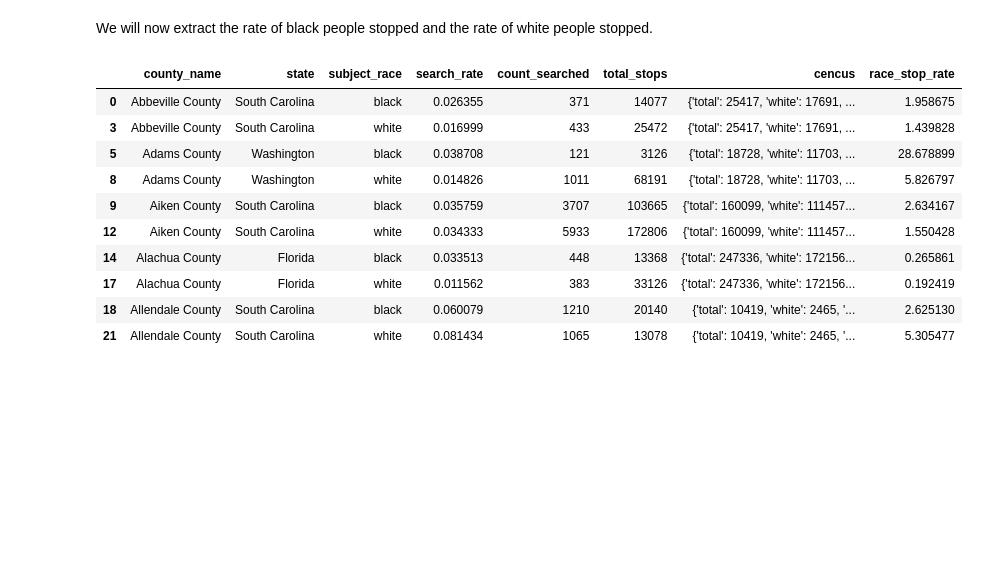
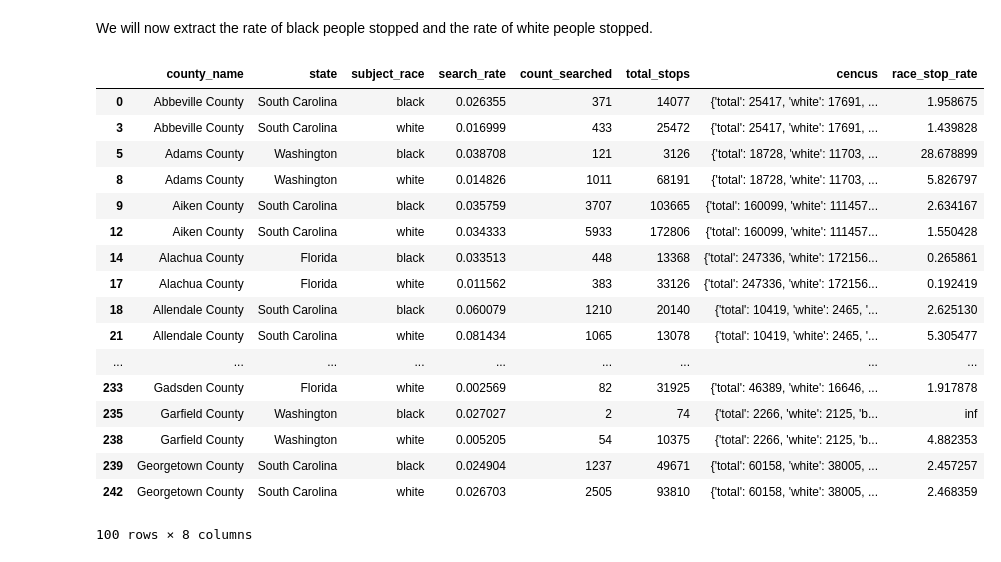
Before and after one commit to epfl-ada/ada-2020-project-milestone-p3-p3_adahn, a Jupyter notebook: Cencus Dataset.ipynb, the cells around one changed output. Cells and saved outputs as stored; diff of their text form; code cells hidden in the pictures; blank space fills up the shorter version.

```diff
--- a/Cencus Dataset.ipynb
+++ b/Cencus Dataset.ipynb
@@ -243,22 +243,29 @@ We will now extract the rate of black people stopped and the rate of white peopl
 # %%
 def extractRate(race, total_stops, cencus_data):
     if race == 'black':
         return total_stops/cencus_data['black']
     else:
         return total_stops/cencus_data['white']
 
 rates = data_states_mapped.copy()
 rates['race_stop_rate'] = data_states_mapped.apply(lambda x: extractRate(x['subject_race'], x['total_stops'], x['cencus']) , axis=1)
-rates.head(10)
+rates.head(100)
 # %% [output]
 |  | county_name | state | subject_race | search_rate | count_searched | total_stops | cencus | race_stop_rate |
 | 0 | Abbeville County | South Carolina | black | 0.026355 | 371 | 14077 | {'total': 25417, 'white': 17691, ... | 1.958675 |
 | 3 | Abbeville County | South Carolina | white | 0.016999 | 433 | 25472 | {'total': 25417, 'white': 17691, ... | 1.439828 |
 | 5 | Adams County | Washington | black | 0.038708 | 121 | 3126 | {'total': 18728, 'white': 11703, ... | 28.678899 |
 | 8 | Adams County | Washington | white | 0.014826 | 1011 | 68191 | {'total': 18728, 'white': 11703, ... | 5.826797 |
 | 9 | Aiken County | South Carolina | black | 0.035759 | 3707 | 103665 | {'total': 160099, 'white': 111457... | 2.634167 |
 | 12 | Aiken County | South Carolina | white | 0.034333 | 5933 | 172806 | {'total': 160099, 'white': 111457... | 1.550428 |
 | 14 | Alachua County | Florida | black | 0.033513 | 448 | 13368 | {'total': 247336, 'white': 172156... | 0.265861 |
 | 17 | Alachua County | Florida | white | 0.011562 | 383 | 33126 | {'total': 247336, 'white': 172156... | 0.192419 |
 | 18 | Allendale County | South Carolina | black | 0.060079 | 1210 | 20140 | {'total': 10419, 'white': 2465, '... | 2.625130 |
 | 21 | Allendale County | South Carolina | white | 0.081434 | 1065 | 13078 | {'total': 10419, 'white': 2465, '... | 5.305477 |
+| ... | ... | ... | ... | ... | ... | ... | ... | ... |
+| 233 | Gadsden County | Florida | white | 0.002569 | 82 | 31925 | {'total': 46389, 'white': 16646, ... | 1.917878 |
+| 235 | Garfield County | Washington | black | 0.027027 | 2 | 74 | {'total': 2266, 'white': 2125, 'b... | inf |
+| 238 | Garfield County | Washington | white | 0.005205 | 54 | 10375 | {'total': 2266, 'white': 2125, 'b... | 4.882353 |
+| 239 | Georgetown County | South Carolina | black | 0.024904 | 1237 | 49671 | {'total': 60158, 'white': 38005, ... | 2.457257 |
+| 242 | Georgetown County | South Carolina | white | 0.026703 | 2505 | 93810 | {'total': 60158, 'white': 38005, ... | 2.468359 |
+100 rows × 8 columns
```
Also changed, not shown: parts of 14 cells of this notebook.
